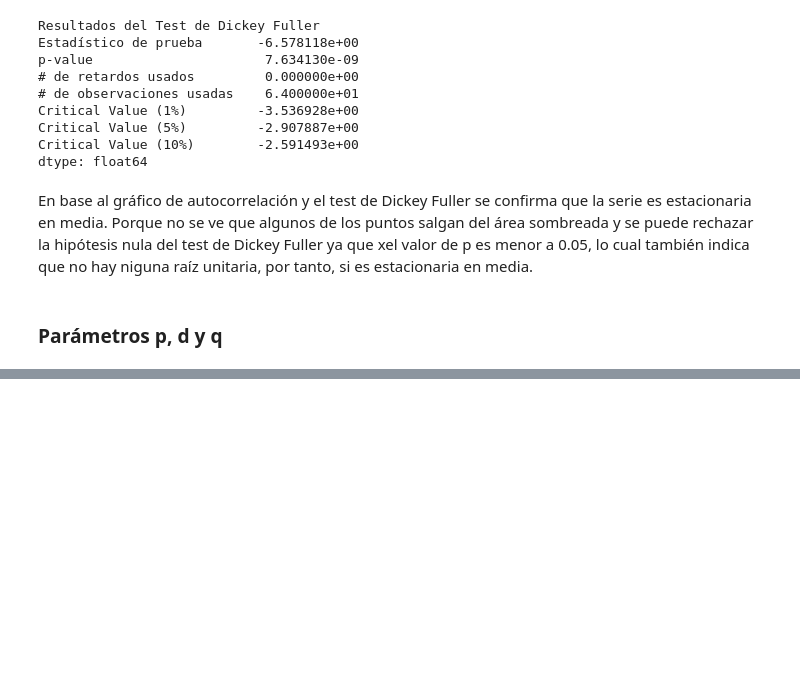
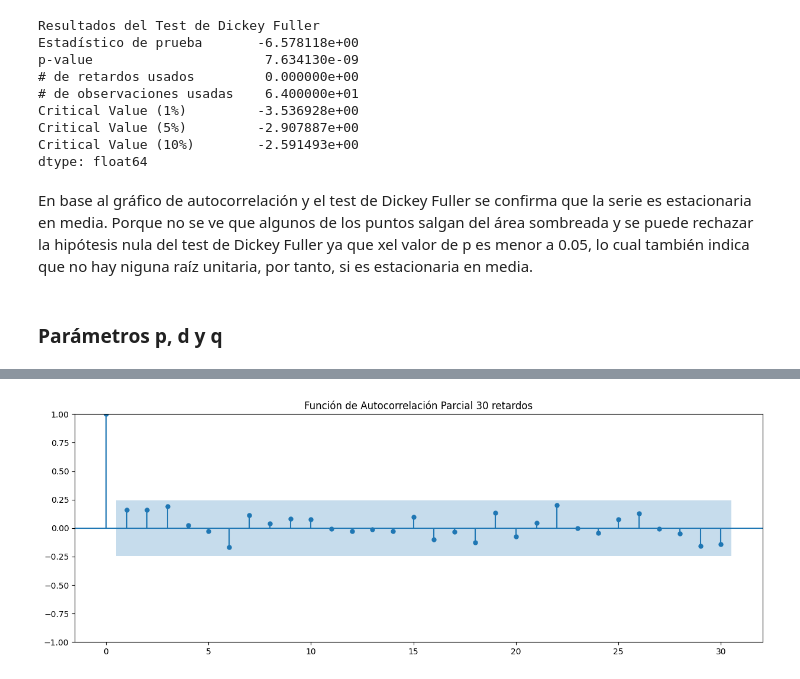
Before and after one commit to MGonza20/Lab2_DataScience, a Jupyter notebook: importaciones.ipynb, the cells around one changed output, grey strips where cells are left out. Cells and saved outputs as stored; diff of their text form; code cells hidden in the pictures; blank space fills up the shorter version.

```diff
--- a/importaciones.ipynb
+++ b/importaciones.ipynb
@@ -242,0 +214,8 @@ plt.show()
+# %%
+plt.rcParams['figure.figsize'] = [15, 5]
+plt.rcParams['figure.dpi'] = 100
+
+plot_pacf(data_dba['diesel_bajo_azufre'], lags=30, title='Función de Autocorrelación Parcial 30 retardos', alpha=0.05)
+plt.show()
+# %% [output]
+[figure, added]
```
Also changed, not shown: parts of 4 cells of this notebook.
